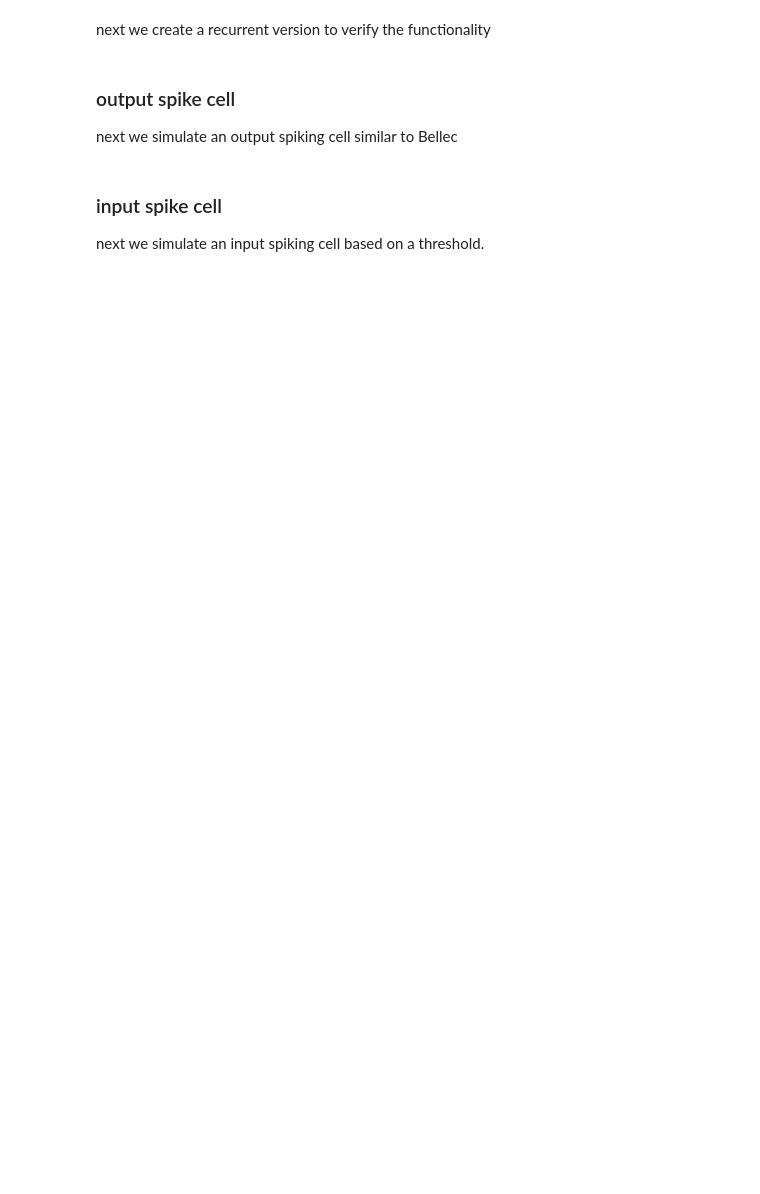
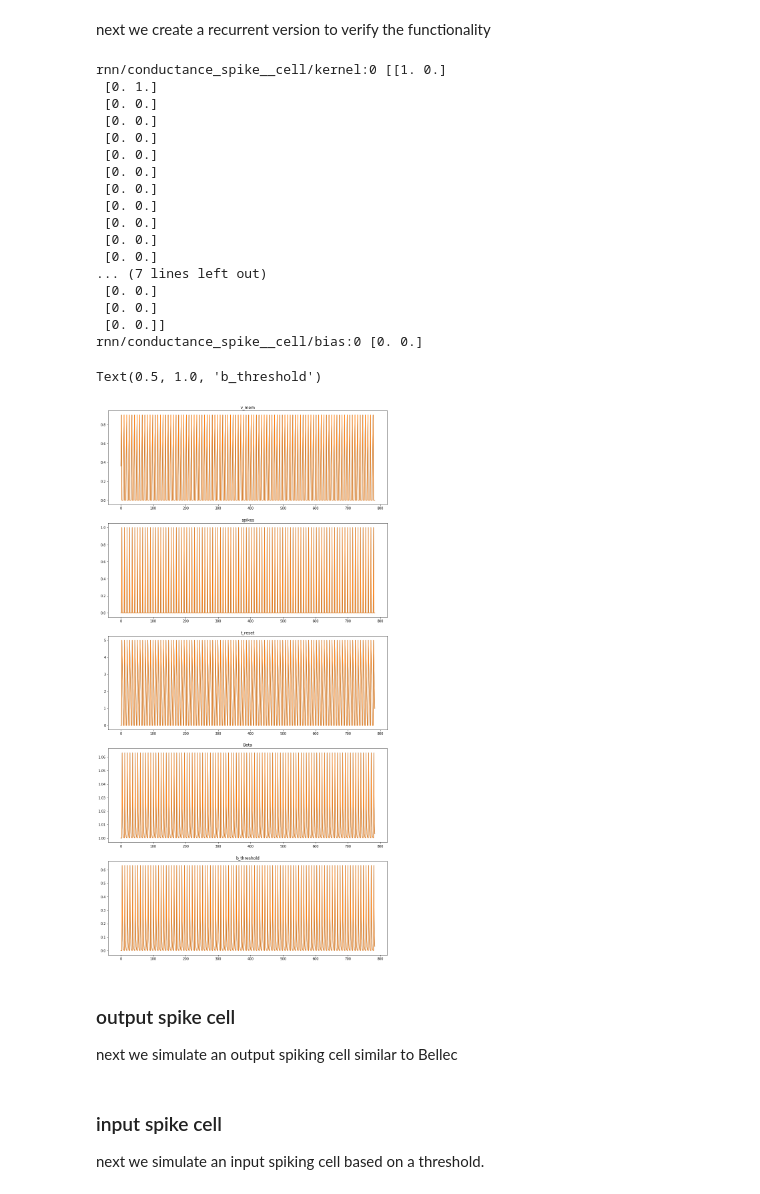
Before and after one commit to eghbalhosseini/KeRNL, a Jupyter notebook: conductance_spiking_cell.ipynb, the cells around one changed output. Cells and saved outputs as stored; diff of their text form; code cells hidden in the pictures; blank space fills up the shorter version.

```diff
--- a/conductance_spiking_cell.ipynb
+++ b/conductance_spiking_cell.ipynb
@@ -123,48 +325,68 @@ ax.set_title('b_threshold')
 next we create a recurrent version to verify the functionality
 # %%
 batch_size = 1
-sequence_length = 50
-num_inputs=2
-num_units=4
+sequence_length = 784
+num_inputs=20
+num_units=2
 #input_spikes=np.random.randint(2,size=[batch_size,sequence_length,num_inputs])
 input_spikes=1.0*np.ones([batch_size,sequence_length,num_inputs])
 tf.reset_default_graph()
 
 tf_input_values = tf.constant(input_spikes, dtype=tf.float32)
-conductance_SNN = spiking_cell.conductance_spike_Cell(num_units=num_units,
+conductance_SNN = conductance_spike_Cell(num_units=num_units,
                                          state_is_tuple=True,
                                          output_is_tuple=True,
                                          tau_s=10.0,
                                          tau_refract=5.0,
                                         kernel_initializer=tf.initializers.identity(),
                                         bias_initializer=tf.initializers.zeros())
 outputs, state = tf.nn.dynamic_rnn(cell=conductance_SNN, dtype=tf.float32, inputs=tf_input_values)
 
 cell_outputs=[]
 with tf.Session() as sess:
     sess.run(tf.global_variables_initializer())
     output_run , state_run = sess.run([outputs, state])
 
     variables_names =[v.name for v in tf.global_variables()]
     values = sess.run(variables_names)
     for k,v in zip(variables_names, values):
         print(k, v)
 plt.figure(figsize=[15,30])
 ax=plt.subplot(5,1,1)
 ax.plot(output_run.v_mem.squeeze(axis=0))
 ax.set_title('v_mem')
 ax=plt.subplot(5,1,2)
 ax.plot(output_run.S.squeeze(axis=0))
 ax.set_title('spikes')
 ax=plt.subplot(5,1,3)
 ax.plot(output_run.t_reset.squeeze(axis=0))
 ax.set_title('t_reset')
 ax=plt.subplot(5,1,4)
 ax.plot(output_run.Beta.squeeze(axis=0))
 ax.set_title('Beta')
 ax=plt.subplot(5,1,5)
 ax.plot(output_run.b_threshold.squeeze(axis=0))
 ax.set_title('b_threshold')
+# %% [output]
+rnn/conductance_spike__cell/kernel:0 [[1. 0.]
+ [0. 1.]
+ [0. 0.]
+ [0. 0.]
+ [0. 0.]
+ [0. 0.]
+ [0. 0.]
+ [0. 0.]
+ [0. 0.]
+ [0. 0.]
+ [0. 0.]
+ [0. 0.]
+... (7 lines left out)
+ [0. 0.]
+ [0. 0.]
+ [0. 0.]]
+rnn/conductance_spike__cell/bias:0 [0. 0.]
+Text(0.5, 1.0, 'b_threshold')
+[figure, added]
 # %% [markdown]
 ### output spike cell
 next we simulate an output spiking cell similar to Bellec
```
Also changed, not shown: parts of 4 cells of this notebook, 5 other files.
